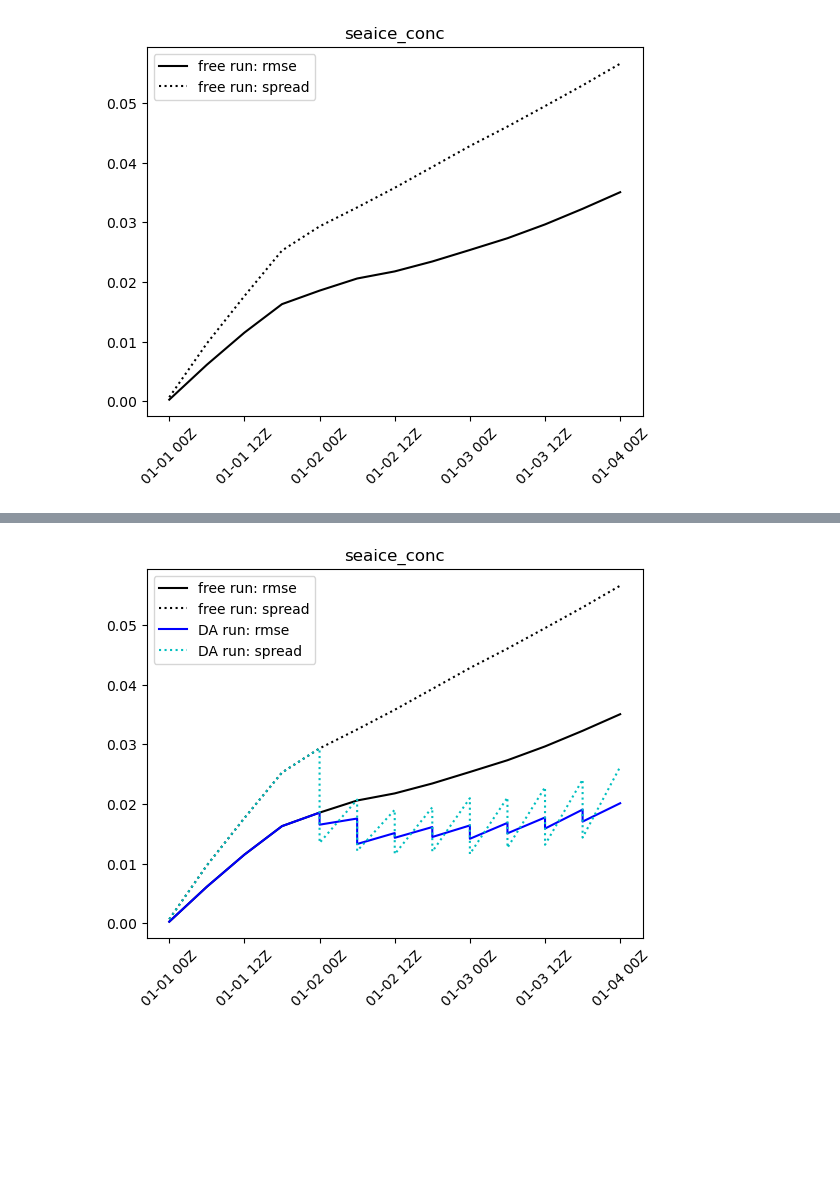
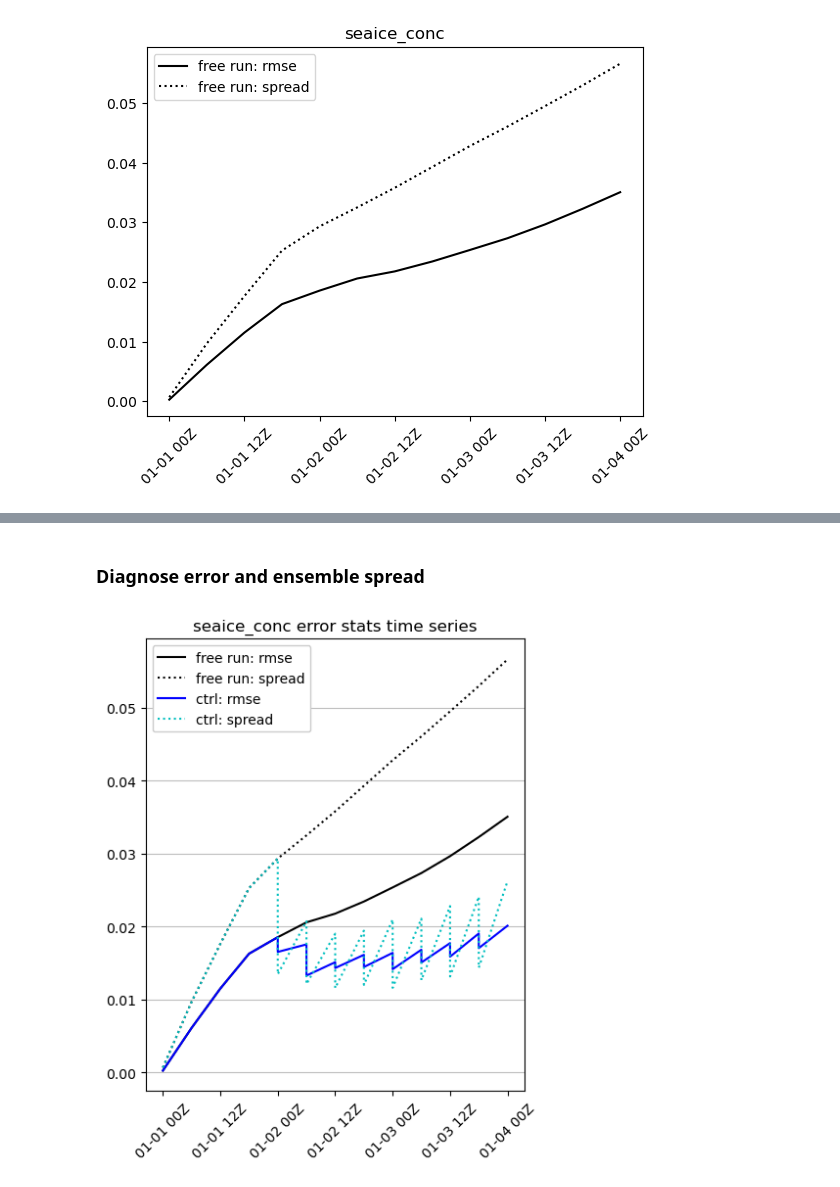
Before and after one commit to sasip-climate/notebooks-nextsim-workshop2025, a Jupyter notebook: assimilation/demo-osse.ipynb, the cells around one changed output, grey strips where cells are left out. Cells and saved outputs as stored; diff of their text form; code cells hidden in the pictures; blank space fills up the shorter version.

```diff
--- a/assimilation/demo-osse.ipynb
+++ b/assimilation/demo-osse.ipynb
@@ -202,26 +267,27 @@ timer: ensemble_forecast took 12.622279644012451 seconds
 # %%
 # plot ensemble state for visualization
-
+c.time = c.time_start
 path = c.forecast_dir(c.time, 'nextsim.dg')
-time = c.next_time
 
 for m in range(c.nens):
-    fld = model.read_var(path=path, time=time, name=vname, member=m)
+    fld = model.read_var(path=path, time=c.next_time, name=vname, member=m)
     fld[model.grid.mask] = np.nan
 
     fig, ax = plt.subplots(1,1,figsize=(6,4.5))
     model.grid.plot_field(ax, fld, vmin, vmax, cmap=cmap)
     add_colorbar(fig, ax, cmap, vmin, vmax)
     model.grid.plot_land(ax, color='gray')
-    ax.set_title(f"member {m+1:02} {vname} {time:%Y-%m-%d %H:%M:%SZ}")
+    ax.set_title(f"member {m+1:02} {vname} {c.next_time:%Y-%m-%d %H:%M:%SZ}")
 
-    plt.savefig(os.path.join(path, f"mem{m+1:02}_{vname}_{time:%Y-%m-%dT%H:%M:%SZ}.png"))
+    plt.savefig(os.path.join(path, f"mem{m+1:02}_{vname}_{c.next_time:%Y-%m-%dT%H:%M:%SZ}.png"))
     plt.close()
 # %%
+c.time = c.time_start
+
 slider = widgets.IntSlider(
     value=0,
-    min=0,
-    max=c.nens-1,
+    min=1,
+    max=c.nens,
     step=1,
     description='Member:',
     continuous_update=False
@@ -233,7 +299,7 @@ def update_plot(m):
         clear_output(wait=True)
         path = c.forecast_dir(c.time, 'nextsim.dg')
         time = c.next_time
-        display(Image(filename=os.path.join(path, f"mem{m+1:02}_{vname}_{time:%Y-%m-%dT%H:%M:%SZ}.png")))
+        display(Image(filename=os.path.join(path, f"mem{m:02}_{vname}_{c.next_time:%Y-%m-%dT%H:%M:%SZ}.png")))
 
 widgets.interact(update_plot, m=slider)
 display(output)
@@ -405,19 +556,30 @@ c.grid.plot_land(ax, color='gray')
+# %% [markdown]
+### Diagnose error and ensemble spread
 # %%
+expt = 'ctrl'
 vname = 'seaice_conc'
 
+plt.figure(figsize=(5,6))
+
+# free run
 cycle_dir = "/home/nextsim-workshop/data-nextsim-workshop2025/assimilation/cycle-free"
+ts, rmse_ts_free, sprd_ts_free = get_error_ts(cycle_dir, vname)
+plt.plot(ts, rmse_ts_free, 'k-', label='free run: rmse')
+plt.plot(ts, sprd_ts_free, 'k:', label='free run: spread')
+
+# from the case
+cycle_dir = f"/home/nextsim-workshop/data-nextsim-workshop2025/assimilation/cycle-{expt}"
 ts, rmse_ts, sprd_ts = get_error_ts(cycle_dir, vname)
-plt.plot(ts, rmse_ts, 'k-', label='free run: rmse')
-plt.plot(ts, sprd_ts, 'k:', label='free run: spread')
+plt.plot(ts, rmse_ts, 'b-', label=f'{expt}: rmse')
+plt.plot(ts, sprd_ts, 'c:', label=f'{expt}: spread')
 
-cycle_dir = "/home/nextsim-workshop/data-nextsim-workshop2025/assimilation/cycle"
-ts, rmse_ts, sprd_ts = get_error_ts(cycle_dir, vname)
-plt.plot(ts, rmse_ts, 'b-', label='DA run: rmse')
-plt.plot(ts, sprd_ts, 'c:', label='DA run: spread')
+# add annotation
+plt.gca().xaxis.set_major_formatter(mdates.DateFormatter('%m-%d %HZ'))
+plt.grid(axis='y', color='gray', alpha=0.5)
+plt.legend(framealpha=1.0)
+plt.title(f"{vname} error stats time series")
+_ = plt.xticks(rotation=45)
 
-plt.gca().xaxis.set_major_formatter(mdates.DateFormatter('%m-%d %HZ'))
-plt.legend()
-plt.title(vname)
-_ = plt.xticks(rotation=45)
+plt.savefig(os.path.join("plots", f"case_{expt}_{vname}.png"))
 # %% [output]
-[figure, old version]
+[figure, new version]
```
Also changed, not shown: parts of 38 cells of this notebook, 9 other files.
